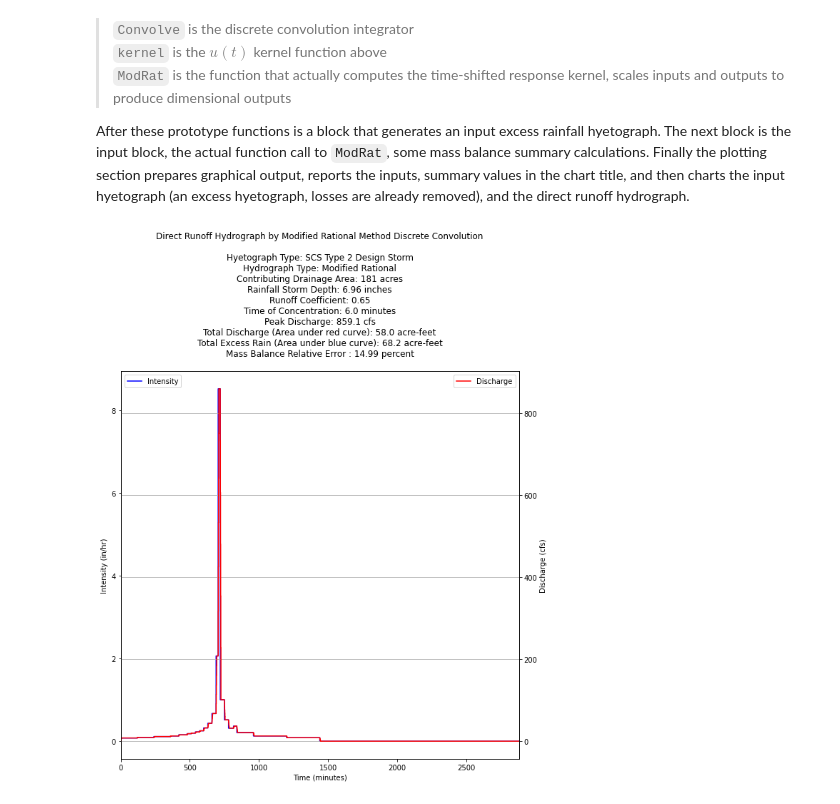
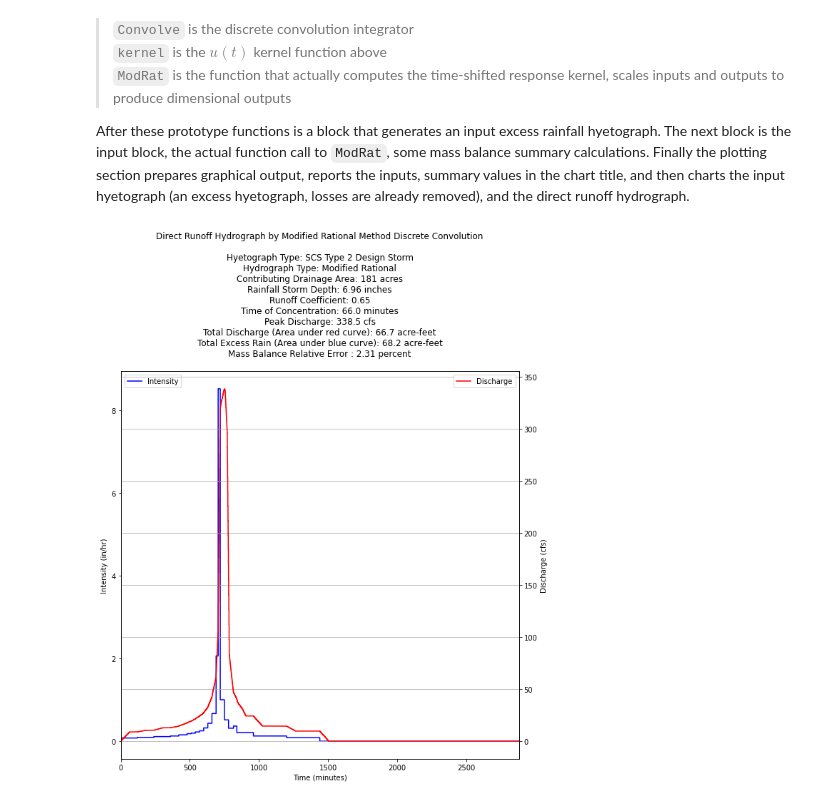
Before and after one commit to dustykat/ce-3354-webroot, a Jupyter notebook: ce-3354-webbook-2024/my3354notes/_build/jupyter_execute/lessons/13-RationalModifiedRational/RationalAndModifiedRationalMethod.ipynb, the cells around one changed output. Saved outputs shown, nothing was run; the diff lists cells and outputs as text; code cells hidden in the pictures.

```diff
--- a/ce-3354-webbook-2024/my3354notes/_build/jupyter_execute/lessons/13-RationalModifiedRational/RationalAndModifiedRationalMethod.ipynb
+++ b/ce-3354-webbook-2024/my3354notes/_build/jupyter_execute/lessons/13-RationalModifiedRational/RationalAndModifiedRationalMethod.ipynb
@@ -182,7 +182,7 @@ Finally the plotting section prepares graphical output, reports the inputs, summ
 PT = 6.96 # Total storm depth in inches         #####INPUT VALUE
 area= 181 # Drainage area in acres           #####INPUT VALUE
 C = 0.65 # Runoff coefficient                  #####INPUT VALUE
-Tc = 6.0 # Time of concentration in minutes   #####INPUT VALUE
+Tc = 66.0 # Time of concentration in minutes   #####INPUT VALUE
 hyetType = 'type2'                              #####INPUT VALUE
 # Design storm options are: 'type1','type1A','type2','type3','user'
 # need to manually insert user hyetograph in the Hydrograph Engine section
@@ -303,31 +303,31 @@ elif hyetType == 'user':
     plottitle = plottitle + 'Hyetograph Type: ' + 'User Supplied Design Storm\n'
 plottitle = plottitle + 'Hydrograph Type: ' + 'Modified Rational\n'
 plottitle = plottitle + 'Contributing Drainage Area: ' + repr(area) + ' acres\n'
 plottitle = plottitle + 'Rainfall Storm Depth: ' + repr(round(PT,2)) + ' inches\n'
 plottitle = plottitle + 'Runoff Coefficient: ' + repr(C) +'\n'
 plottitle = plottitle + 'Time of Concentration: ' + repr(Tc) + ' minutes\n'
 plottitle = plottitle + 'Peak Discharge: ' + repr(round(peakQ,1)) + ' cfs\n'
 plottitle = plottitle + 'Total Discharge (Area under red curve): ' + repr(round(totalQ,1)) + ' acre-feet\n'
 plottitle = plottitle + 'Total Excess Rain (Area under blue curve): ' + repr(round(totalR,1)) + ' acre-feet\n'
 plottitle = plottitle + 'Mass Balance Relative Error : ' + repr(round(100*massE,2)) + ' percent\n'
 
 # Create a figure and axis object
 fig, ax1 = plt.subplots(figsize = (10,10))
 # Create the first plot on the left y-axis
 ax1.step(t24, r24, color='blue', label='Intensity')
 ax1.set_xlabel('Time (minutes)')
 ax1.set_ylabel('Intensity (in/hr)')
 # Create a second axis object for the right y-axis
 ax2 = ax1.twinx()
 # Create the second plot on the right y-axis
 ax2.step(t24, result, color='red', label='Discharge')
 ax2.set_ylabel('Discharge (cfs)')
 # Add legend and show the plot
 ax1.legend(loc='upper left')
 ax2.legend(loc='upper right')
 plt.xlim([xlow,xhigh])
 plt.grid(b=True, which='major', axis='y')
 plt.title(plottitle)
 plt.show()
 # %% [output]
-[figure, old version]
+[figure, new version]
```
Also changed, not shown: parts of 1 cell of this notebook, 39 other files.
